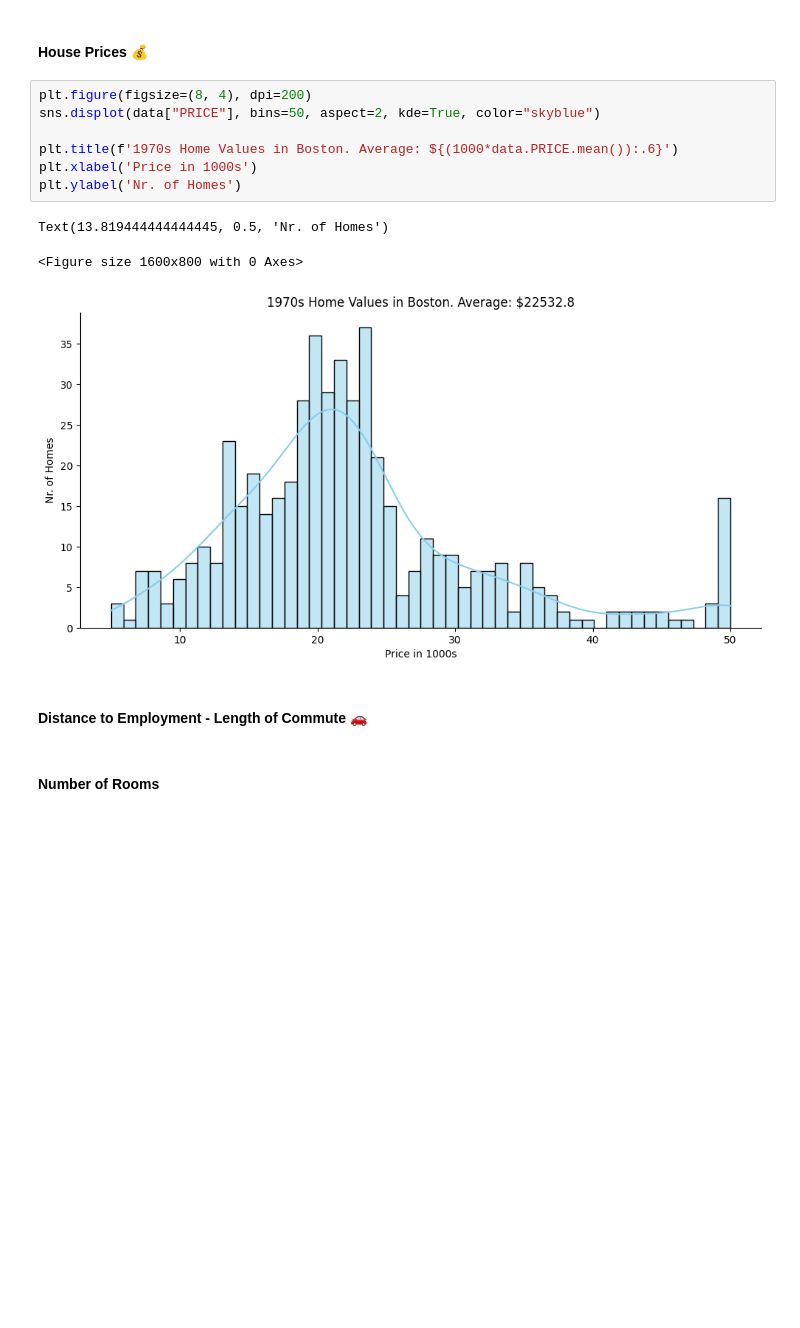
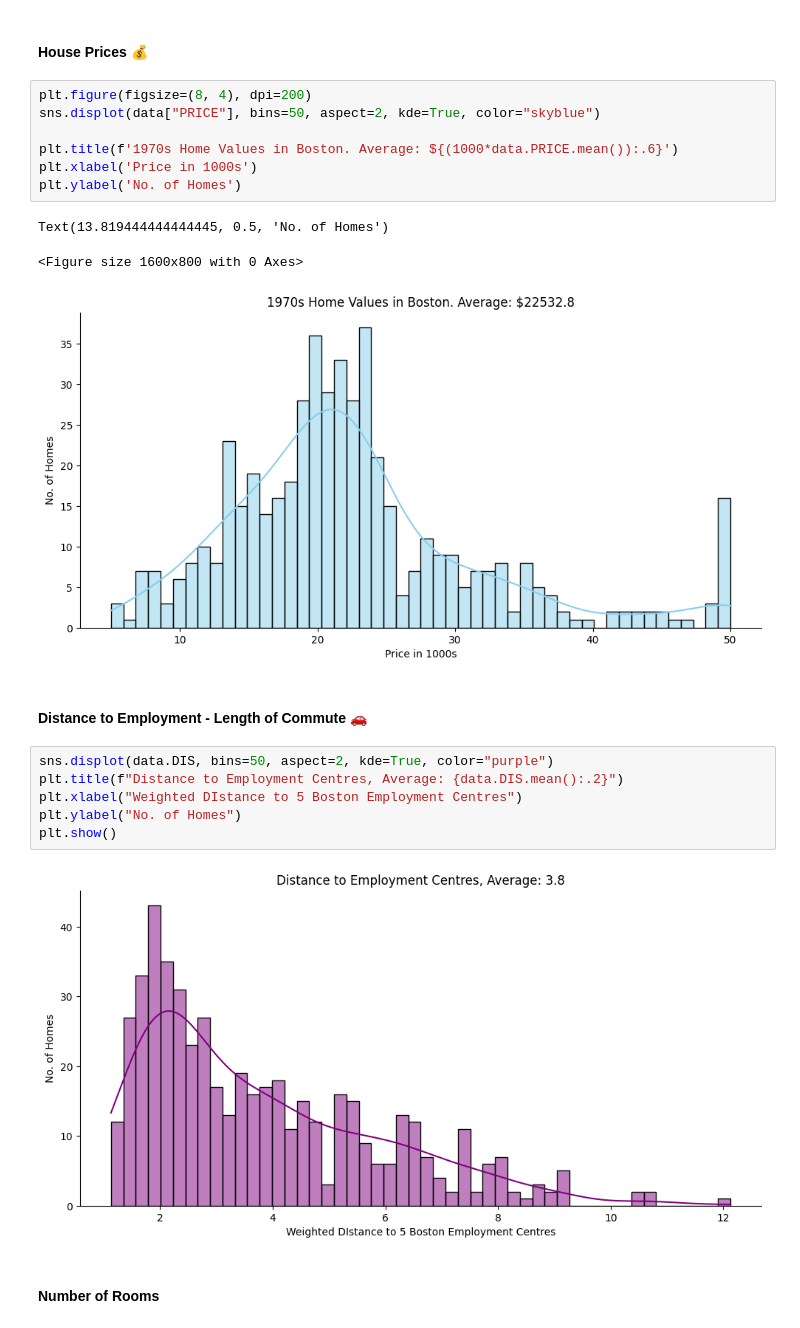
Before and after one commit to Soulbolt/Day-81-Capstone-Project-Predict-house-prices, a Jupyter notebook: Multivariable_Regression_and_Valuation_Model_(start).ipynb, the cells around one changed output. Saved outputs shown, nothing was run; the diff lists cells and outputs as text; blank space fills up the shorter version.

Commit message:
Complete Distance to Employment - Length of Commute, Number of Rooms, Access to Highways, Next to River Charts Challenges.

```diff
--- a/Multivariable_Regression_and_Valuation_Model_(start).ipynb
+++ b/Multivariable_Regression_and_Valuation_Model_(start).ipynb
@@ -178,12 +178,20 @@ sns.displot(data["PRICE"], bins=50, aspect=2, kde=True, color="skyblue")
 
 plt.title(f'1970s Home Values in Boston. Average: ${(1000*data.PRICE.mean()):.6}')
 plt.xlabel('Price in 1000s')
-plt.ylabel('Nr. of Homes')
+plt.ylabel('No. of Homes')
 # %% [output]
-Text(13.819444444444445, 0.5, 'Nr. of Homes')
+Text(13.819444444444445, 0.5, 'No. of Homes')
 <Figure size 1600x800 with 0 Axes>
 [figure]
 # %% [markdown]
 #### Distance to Employment - Length of Commute 🚗
+# %%
+sns.displot(data.DIS, bins=50, aspect=2, kde=True, color="purple")
+plt.title(f"Distance to Employment Centres, Average: {data.DIS.mean():.2}")
+plt.xlabel("Weighted DIstance to 5 Boston Employment Centres")
+plt.ylabel("No. of Homes")
+plt.show()
+# %% [output]
+[figure, added]
 # %% [markdown]
 #### Number of Rooms
```
Also changed, not shown: parts of 5 cells of this notebook.
